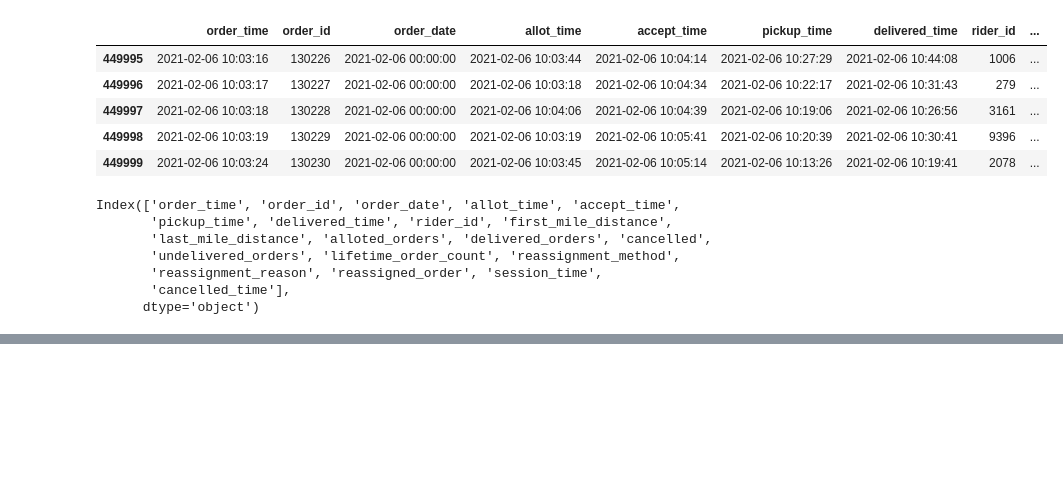
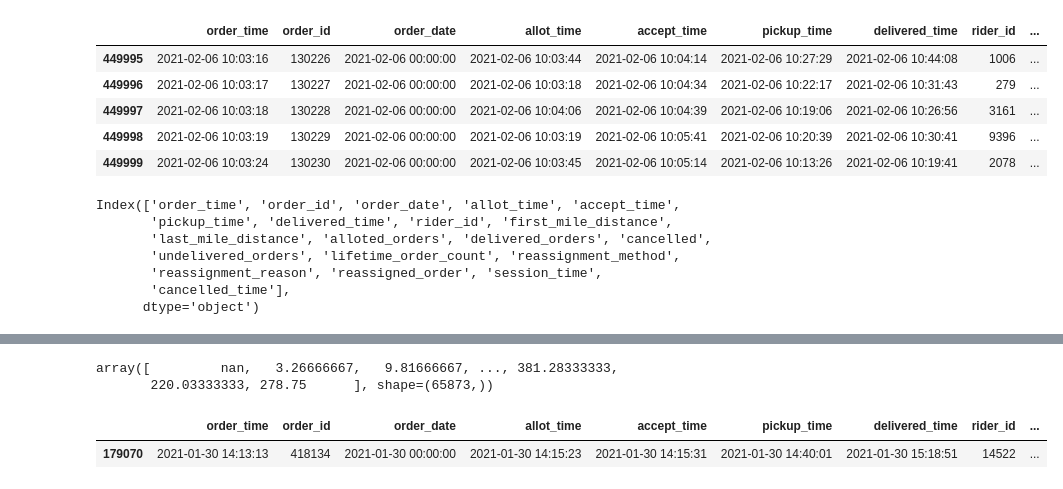
Before and after one commit to Ankush-r7/food_delivery_analytics, a Jupyter notebook: notebooks/data_understanding.ipynb, the cells around one changed output, grey strips where cells are left out. Drawn from its saved outputs; the diff is of its cells as text; code cells hidden in the pictures; blank space fills up the shorter version.

```diff
--- a/notebooks/data_understanding.ipynb
+++ b/notebooks/data_understanding.ipynb
@@ -38,0 +65,10 @@ Index(['order_time', 'order_id', 'order_date', 'allot_time', 'accept_time',
+# %%
+df['session_time'].unique()
+# %% [output]
+array([         nan,   3.26666667,   9.81666667, ..., 381.28333333,
+       220.03333333, 278.75      ], shape=(65873,))
+# %%
+df.sample()
+# %% [output]
+|  | order_time | order_id | order_date | allot_time | accept_time | pickup_time | delivered_time | rider_id | ... |
+| 179070 | 2021-01-30 14:13:13 | 418134 | 2021-01-30 00:00:00 | 2021-01-30 14:15:23 | 2021-01-30 14:15:31 | 2021-01-30 14:40:01 | 2021-01-30 15:18:51 | 14522 | ... |
```
Also changed, not shown: parts of 25 cells of this notebook, 1 other file.
